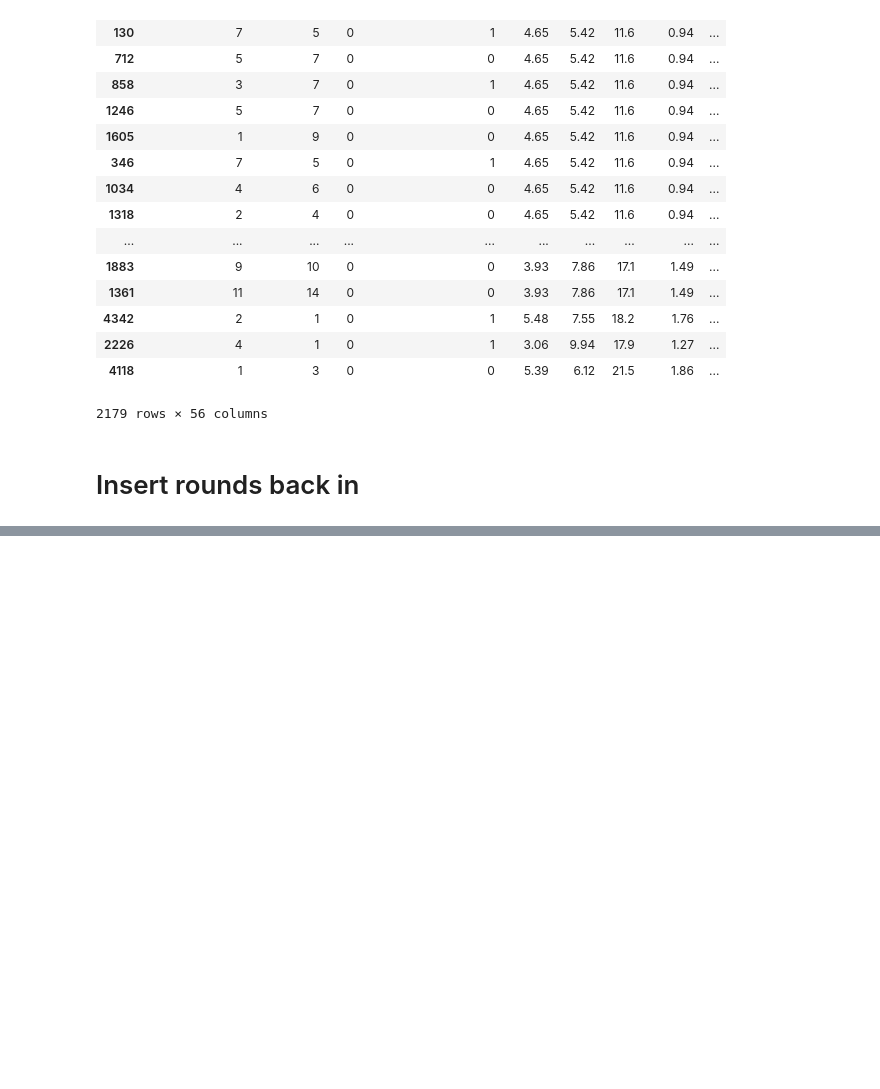
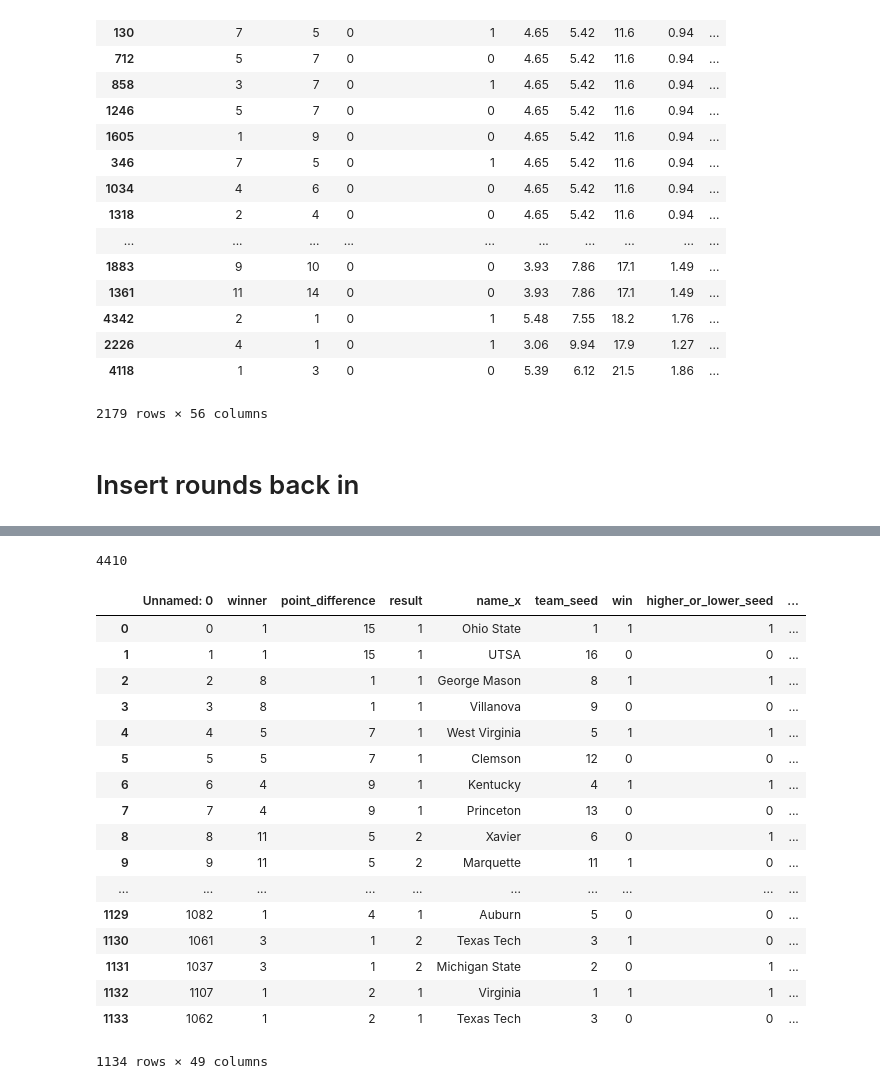
Before and after one commit to amazurek1/march_madness_predictions, a Jupyter notebook: Good_jupyter_notebooks/EDA.ipynb, the cells around one changed output, grey strips where cells are left out. Drawn from its saved outputs; the diff is of its cells as text; code cells hidden in the pictures; blank space fills up the shorter version.

```diff
--- a/Good_jupyter_notebooks/EDA.ipynb
+++ b/Good_jupyter_notebooks/EDA.ipynb
@@ -724,6 +843,7 @@ losses
 # %% [markdown]
 # Insert rounds back in
 # %%
+#make sure at bottom to change number in function when reassigning the round_ to 0:number in dataframe
 def split_all_data_up (df,column):
     round_=[]
     i=0
@@ -752,10 +872,10 @@ def split_all_data_up (df,column):
             round_.append(5)
             round_.append(5)
             i+=1
-    round_ = round_[0:4410]
+    round_ = round_[0:1134]
     return round_
 # %%
-blah=split_all_data_up (df,df1['point_difference'])
+blah=split_all_data_up (merged_df,merged_df['point_difference'])
 # %%
 len(blah)
 # %% [output]
@@ -763,2 +883,29 @@ len(blah)
+# %%
+merged_df1 = merged_df
+# %%
+len(blah)
+# %% [output]
+4410
 # %%
-df1['round']=blah
+merged_df1['round']=blah
+# %%
+merged_df1
+# %% [output]
+|  | Unnamed: 0 | winner | point_difference | result | name_x | team_seed | win | higher_or_lower_seed | ... |
+| 0 | 0 | 1 | 15 | 1 | Ohio State | 1 | 1 | 1 | ... |
+| 1 | 1 | 1 | 15 | 1 | UTSA | 16 | 0 | 0 | ... |
+| 2 | 2 | 8 | 1 | 1 | George Mason | 8 | 1 | 1 | ... |
+| 3 | 3 | 8 | 1 | 1 | Villanova | 9 | 0 | 0 | ... |
+| 4 | 4 | 5 | 7 | 1 | West Virginia | 5 | 1 | 1 | ... |
+| 5 | 5 | 5 | 7 | 1 | Clemson | 12 | 0 | 0 | ... |
+| 6 | 6 | 4 | 9 | 1 | Kentucky | 4 | 1 | 1 | ... |
+| 7 | 7 | 4 | 9 | 1 | Princeton | 13 | 0 | 0 | ... |
+| 8 | 8 | 11 | 5 | 2 | Xavier | 6 | 0 | 1 | ... |
+| 9 | 9 | 11 | 5 | 2 | Marquette | 11 | 1 | 0 | ... |
+| ... | ... | ... | ... | ... | ... | ... | ... | ... | ... |
+| 1129 | 1082 | 1 | 4 | 1 | Auburn | 5 | 0 | 0 | ... |
+| 1130 | 1061 | 3 | 1 | 2 | Texas Tech | 3 | 1 | 0 | ... |
+| 1131 | 1037 | 3 | 1 | 2 | Michigan State | 2 | 0 | 1 | ... |
+| 1132 | 1107 | 1 | 2 | 1 | Virginia | 1 | 1 | 1 | ... |
+| 1133 | 1062 | 1 | 2 | 1 | Texas Tech | 3 | 0 | 0 | ... |
+1134 rows × 49 columns
```
Also changed, not shown: parts of 15 cells of this notebook, 3 other files.
